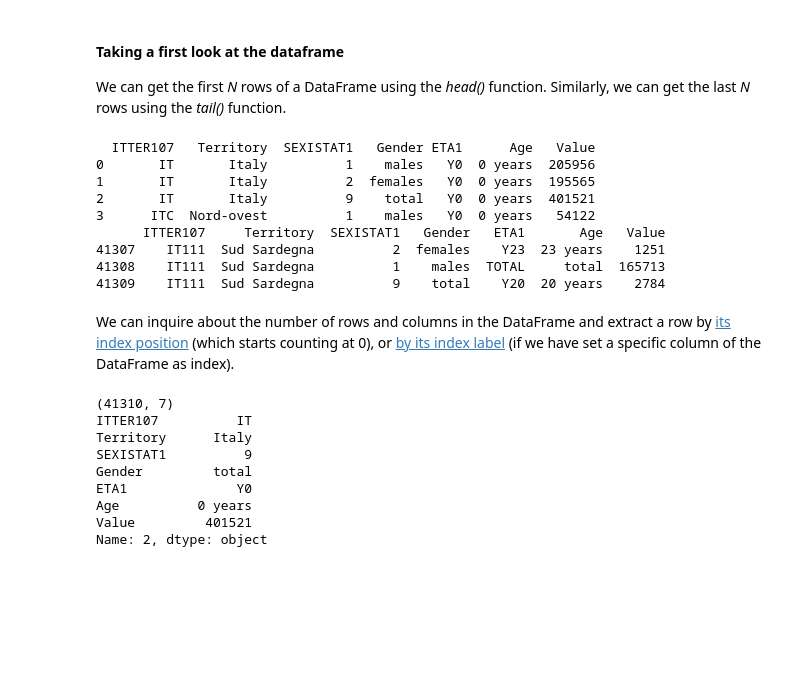
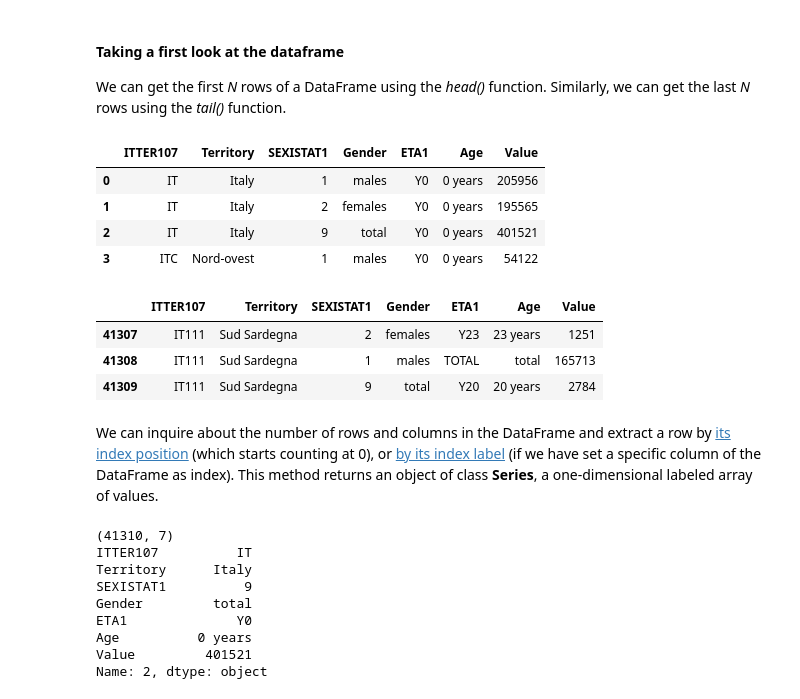
Before and after one commit to GiorgioBar/pandas, a Jupyter notebook: notebooks/SQL_like_queries_using_Pandas.ipynb, the cells around one changed output. Saved outputs shown, nothing was run; the diff lists cells and outputs as text; code cells hidden in the pictures; blank space fills up the shorter version.

```diff
--- a/notebooks/SQL_like_queries_using_Pandas.ipynb
+++ b/notebooks/SQL_like_queries_using_Pandas.ipynb
@@ -33,21 +31,23 @@ This DataFrame consists of seven columns and an index (the range of ascending nu
 #### Taking a first look at the dataframe
 
 We can get the first *N* rows of a DataFrame using the *head()* function. Similarly, we can get the last *N* rows using the *tail()* function.
-# %%
-print(population_df.head(4))
-print(population_df.tail(3))
-# %% [output]
-  ITTER107   Territory  SEXISTAT1   Gender ETA1      Age   Value
-0       IT       Italy          1    males   Y0  0 years  205956
-1       IT       Italy          2  females   Y0  0 years  195565
-2       IT       Italy          9    total   Y0  0 years  401521
-3      ITC  Nord-ovest          1    males   Y0  0 years   54122
-      ITTER107     Territory  SEXISTAT1   Gender   ETA1       Age   Value
-41307    IT111  Sud Sardegna          2  females    Y23  23 years    1251
-41308    IT111  Sud Sardegna          1    males  TOTAL     total  165713
-41309    IT111  Sud Sardegna          9    total    Y20  20 years    2784
+# %%
+population_df.head(4)
+# %% [output]
+|  | ITTER107 | Territory | SEXISTAT1 | Gender | ETA1 | Age | Value |
+| 0 | IT | Italy | 1 | males | Y0 | 0 years | 205956 |
+| 1 | IT | Italy | 2 | females | Y0 | 0 years | 195565 |
+| 2 | IT | Italy | 9 | total | Y0 | 0 years | 401521 |
+| 3 | ITC | Nord-ovest | 1 | males | Y0 | 0 years | 54122 |
+# %%
+population_df.tail(3)
+# %% [output]
+|  | ITTER107 | Territory | SEXISTAT1 | Gender | ETA1 | Age | Value |
+| 41307 | IT111 | Sud Sardegna | 2 | females | Y23 | 23 years | 1251 |
+| 41308 | IT111 | Sud Sardegna | 1 | males | TOTAL | total | 165713 |
+| 41309 | IT111 | Sud Sardegna | 9 | total | Y20 | 20 years | 2784 |
 # %% [markdown]
-We can inquire about the number of rows and columns in the DataFrame and extract a row by [its index position](https://pandas.pydata.org/pandas-docs/stable/reference/api/pandas.DataFrame.iloc.html) (which starts counting at 0), or [by its index label](https://pandas.pydata.org/docs/reference/api/pandas.DataFrame.loc.html) (if we have set a specific column of the DataFrame as index).
+We can inquire about the number of rows and columns in the DataFrame and extract a row by [its index position](https://pandas.pydata.org/pandas-docs/stable/reference/api/pandas.DataFrame.iloc.html) (which starts counting at 0), or [by its index label](https://pandas.pydata.org/docs/reference/api/pandas.DataFrame.loc.html) (if we have set a specific column of the DataFrame as index). This method returns an object of class **Series**, a one-dimensional labeled array of values.
 # %%
 print(population_df.shape)
 print(population_df.iloc[2])
```
Also changed, not shown: parts of 13 cells of this notebook.
